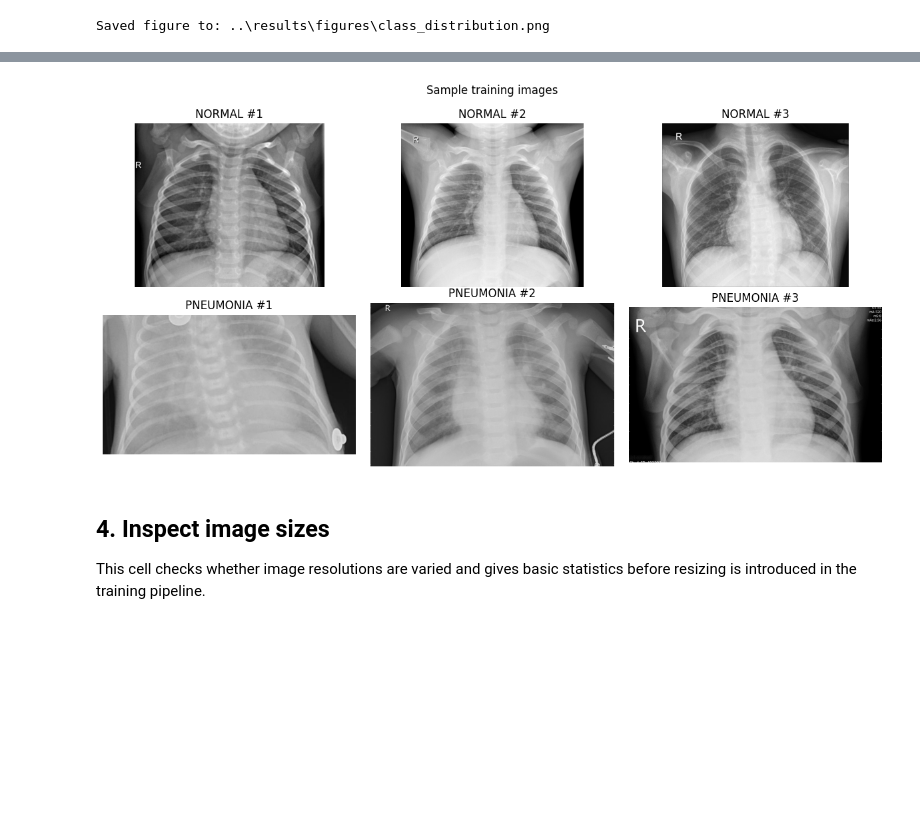
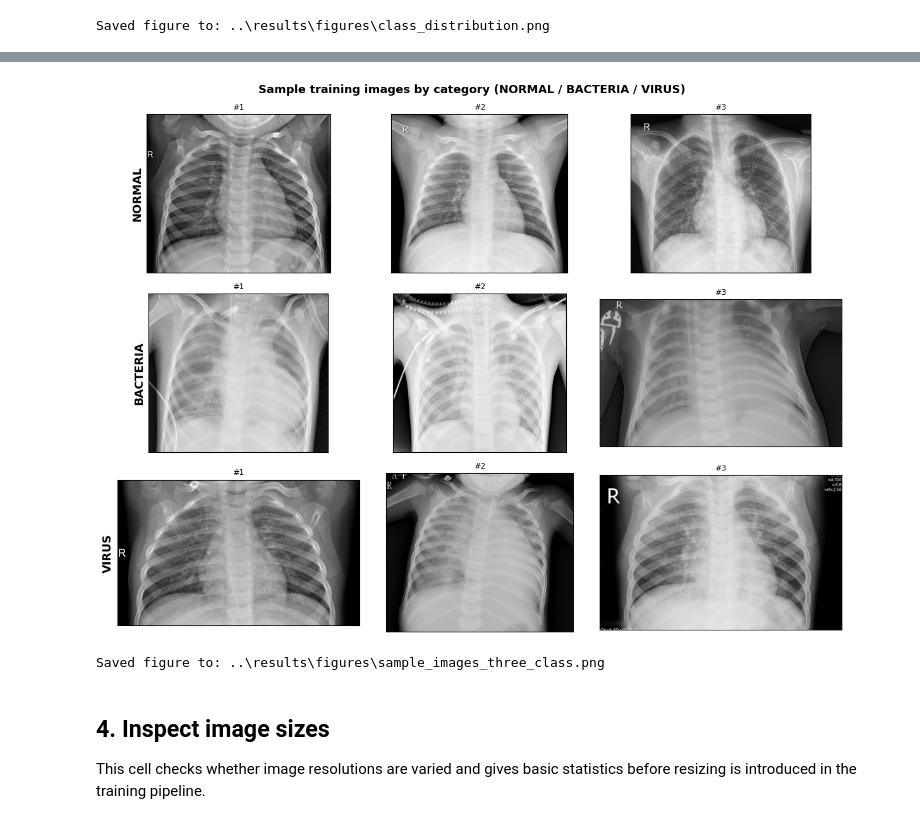
Before and after one commit to luanacarolinareis/caa-project, a Jupyter notebook: notebooks/00_dataset_check.ipynb, the cells around one changed output, grey strips where cells are left out. Saved outputs shown, nothing was run; the diff lists cells and outputs as text; code cells hidden in the pictures; blank space fills up the shorter version.

```diff
--- a/notebooks/00_dataset_check.ipynb
+++ b/notebooks/00_dataset_check.ipynb
@@ -104,25 +196,39 @@ We only inspect a few training examples here to make sure the images look sensib
 # %%
-train_samples_per_class = 3
-fig, axes = plt.subplots(len(CLASSES), train_samples_per_class, figsize=(12, 6))
+THREE_CLASSES = ["NORMAL", "BACTERIA", "VIRUS"]
+samples_per_class = 3
 
-for row, class_name in enumerate(CLASSES):
-    image_paths = list_image_paths("train", class_name)
-    chosen = random.sample(image_paths, k=min(train_samples_per_class, len(image_paths)))
+# Group training images by three-class label
+paths_by_3class = {c: [] for c in THREE_CLASSES}
+for class_name in CLASSES:
+    for p in list_image_paths("train", class_name):
+        paths_by_3class[three_class_of(p, class_name)].append(p)
 
-    for col in range(train_samples_per_class):
+rng = random.Random(SEED)  # deterministic selection
+fig, axes = plt.subplots(len(THREE_CLASSES), samples_per_class, figsize=(12, 9))
+
+for row, cls in enumerate(THREE_CLASSES):
+    chosen = rng.sample(paths_by_3class[cls], k=min(samples_per_class, len(paths_by_3class[cls])))
+    for col in range(samples_per_class):
         ax = axes[row, col]
-        ax.axis("off")
-
         if col < len(chosen):
             with Image.open(chosen[col]) as image:
                 ax.imshow(image, cmap="gray")
-            ax.set_title(f"{class_name} #{col + 1}")
+        ax.set_xticks([]); ax.set_yticks([])
+        # Row label (class name) on the first column; image index as title
+        if col == 0:
+            ax.set_ylabel(cls, fontsize=13, fontweight="bold")
+        ax.set_title(f"#{col + 1}", fontsize=9)
 
-plt.suptitle("Sample training images")
+plt.suptitle("Sample training images by category (NORMAL / BACTERIA / VIRUS)",
+             fontsize=13, fontweight="bold")
 plt.tight_layout()
+out = FIGURES_DIR / "sample_images_three_class.png"
+plt.savefig(out, dpi=150, bbox_inches="tight")
 plt.show()
+print(f"Saved figure to: {out}")
 # %% [output]
-[figure, old version]
+[figure, new version]
+Saved figure to: ..\results\figures\sample_images_three_class.png
 # %% [markdown]
 ## 4. Inspect image sizes
 
```
Also changed, not shown: parts of 6 cells of this notebook.
